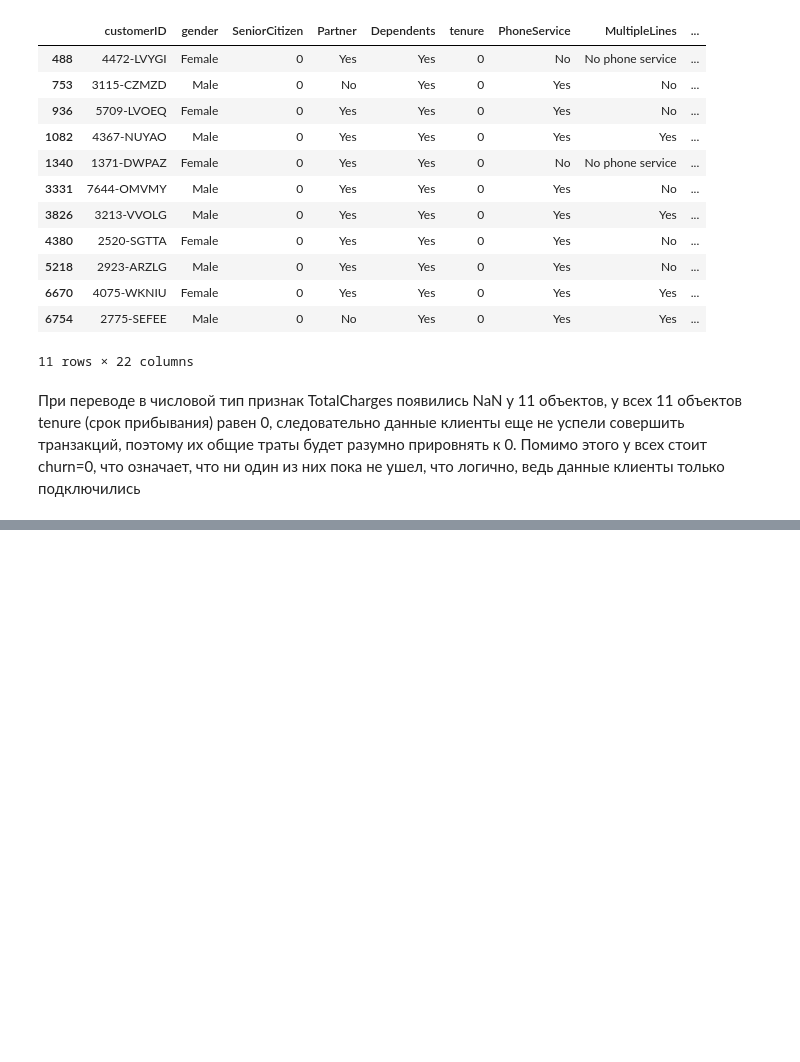
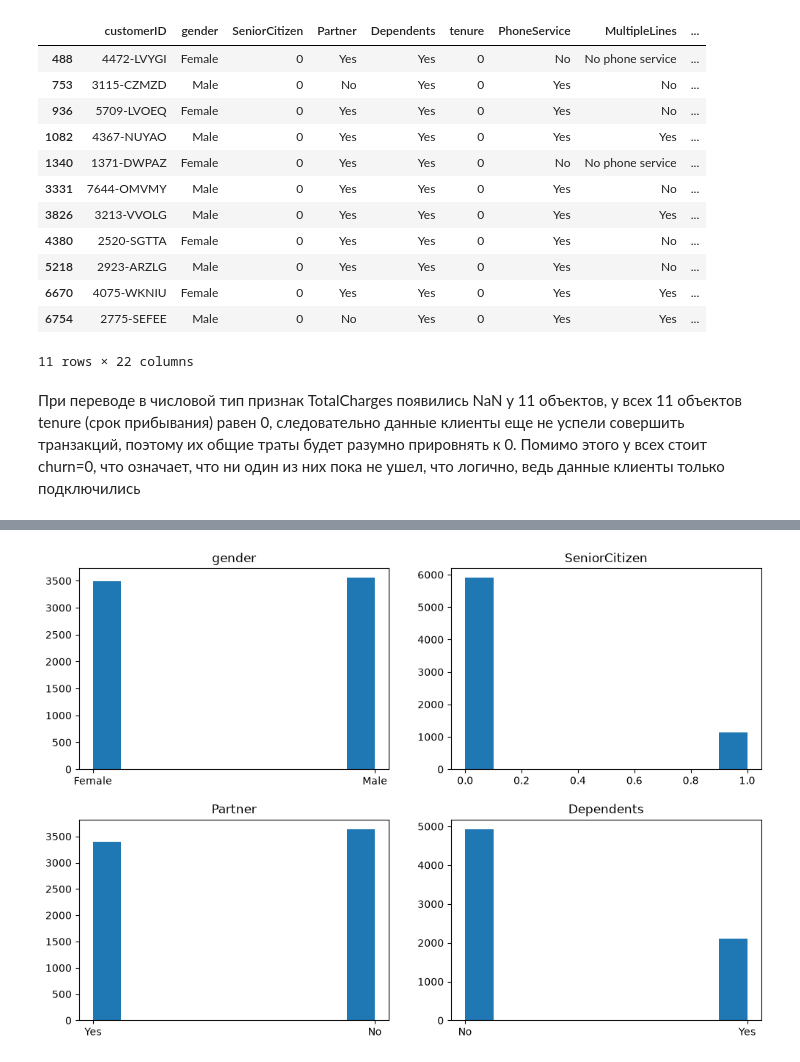
Before and after one commit to CondoR-R/telco-churn-project, a Jupyter notebook: notebooks/01_eda.ipynb, the cells around one changed output, grey strips where cells are left out. Cells and saved outputs as stored; diff of their text form; code cells hidden in the pictures; blank space fills up the shorter version.

```diff
--- a/notebooks/01_eda.ipynb
+++ b/notebooks/01_eda.ipynb
@@ -102,0 +230,12 @@ dtype: int64
+# %%
+features = ['gender', 'SeniorCitizen', 'Partner', 'Dependents']
+
+_, axes = plt.subplots(2, 2, figsize=(12, 8))
+plt.subplots_adjust(hspace=0.25)
+
+for ax, feature in zip(axes.ravel(), features):
+    ax.set_title(feature)
+    ax.hist(df[feature])
+plt.show()
+# %% [output]
+[figure, added]
```
Also changed, not shown: parts of 42 cells of this notebook.
